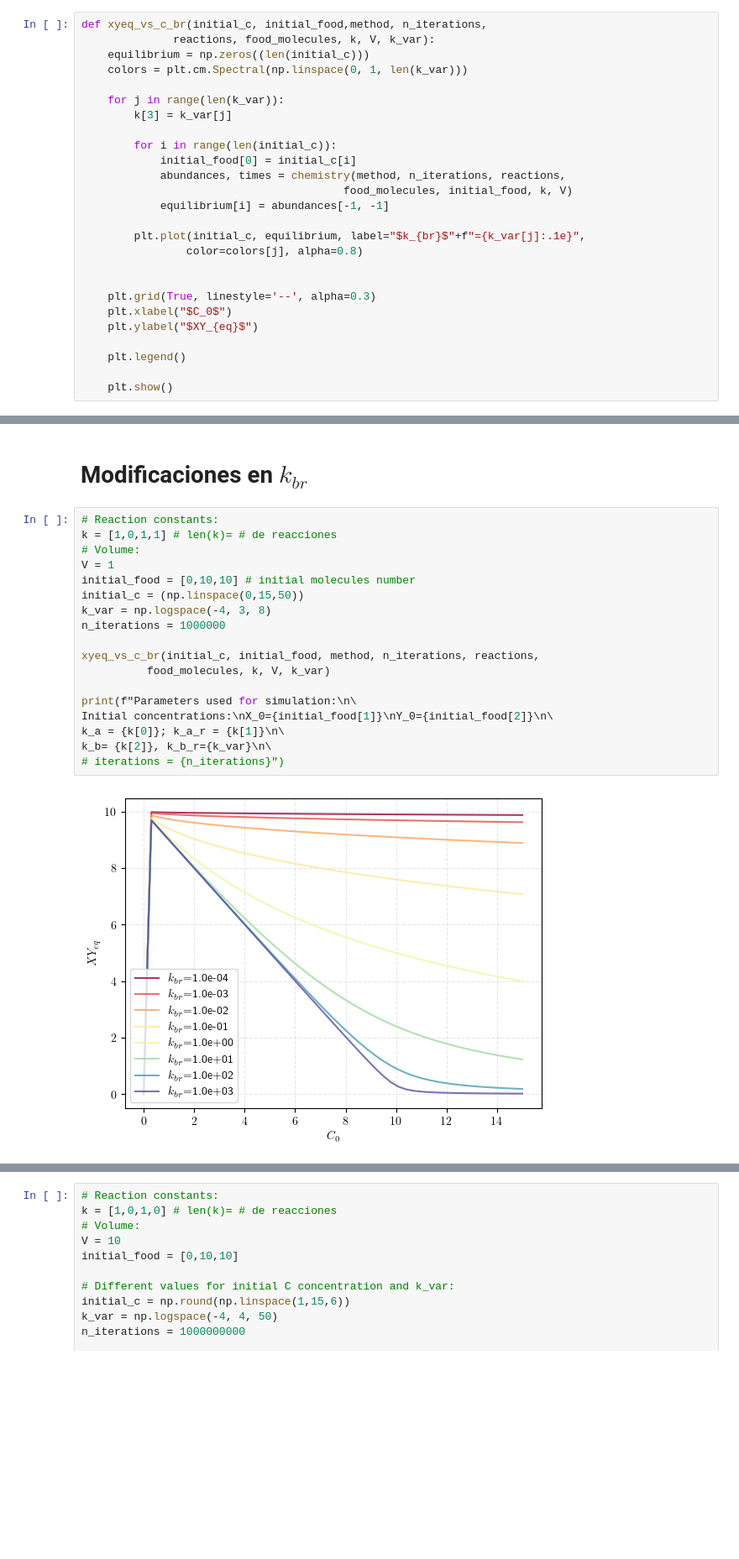
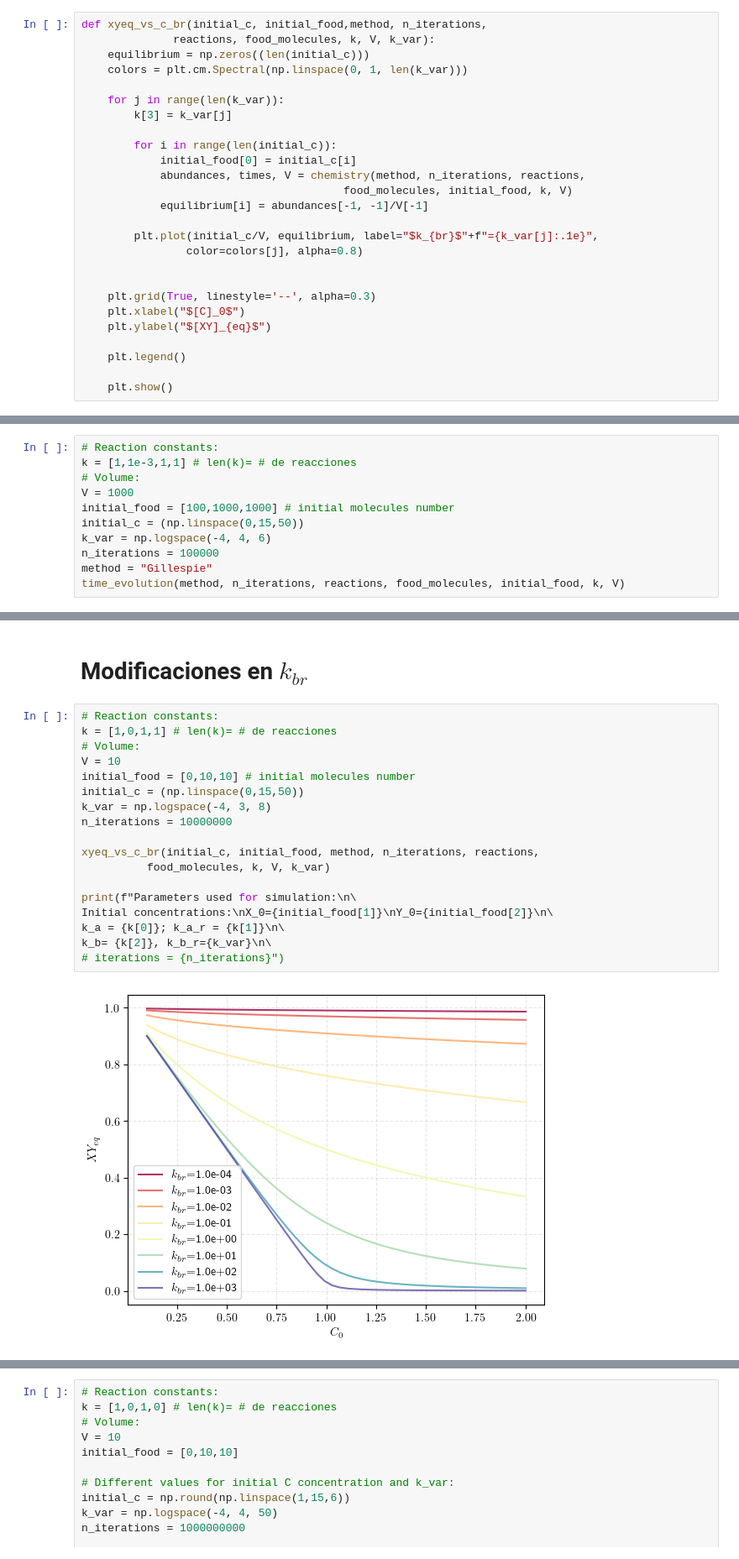
Before and after one commit to CAB-GCA/catalytic_world, a Jupyter notebook: graphs.ipynb, the cells around one changed output, grey strips where cells are left out. Shown: that part at 84% size. Cells and saved outputs as stored; diff of their text form; blank space fills up the shorter version.

Commit message:
corrección volumen

```diff
--- a/graphs.ipynb
+++ b/graphs.ipynb
@@ -39,17 +41,17 @@ def xyeq_vs_c_br(initial_c, initial_food,method, n_iterations,
 
         for i in range(len(initial_c)):
             initial_food[0] = initial_c[i]
-            abundances, times = chemistry(method, n_iterations, reactions,
+            abundances, times, V = chemistry(method, n_iterations, reactions,
                                         food_molecules, initial_food, k, V)
-            equilibrium[i] = abundances[-1, -1]
+            equilibrium[i] = abundances[-1, -1]/V[-1]
 
-        plt.plot(initial_c, equilibrium, label="$k_{br}$"+f"={k_var[j]:.1e}",
+        plt.plot(initial_c/V, equilibrium, label="$k_{br}$"+f"={k_var[j]:.1e}",
                 color=colors[j], alpha=0.8)
 
 
     plt.grid(True, linestyle='--', alpha=0.3)
-    plt.xlabel("$C_0$")
-    plt.ylabel("$XY_{eq}$")
+    plt.xlabel("$[C]_0$")
+    plt.ylabel("$[XY]_{eq}$")
 
     plt.legend()
 
@@ -307,3 +333,14 @@ k_a = 1; k_a_r = [1.00000000e-04 3.98107171e-03 1.58489319e-01 6.30957344e+00
  2.51188643e+02 1.00000000e+04]
 k_b= 1, k_b_r=1
 # iterations = 100000000
+# %%
+# Reaction constants:
+k = [1,1e-3,1,1] # len(k)= # de reacciones
+# Volume:
+V = 1000
+initial_food = [100,1000,1000] # initial molecules number
+initial_c = (np.linspace(0,15,50))
+k_var = np.logspace(-4, 4, 6)
+n_iterations = 100000
+method = "Gillespie"
+time_evolution(method, n_iterations, reactions, food_molecules, initial_food, k, V)
@@ -347,22 +397,22 @@ xyeq_vs_k_ar(initial_c, initial_food, method,
 # %%
 # Reaction constants:
 k = [1,0,1,1] # len(k)= # de reacciones
 # Volume:
-V = 1
+V = 10
 initial_food = [0,10,10] # initial molecules number
 initial_c = (np.linspace(0,15,50))
 k_var = np.logspace(-4, 3, 8)
-n_iterations = 1000000
+n_iterations = 10000000
 
 xyeq_vs_c_br(initial_c, initial_food, method, n_iterations, reactions,
           food_molecules, k, V, k_var)
 
 print(f"Parameters used for simulation:\n\
 Initial concentrations:\nX_0={initial_food[1]}\nY_0={initial_food[2]}\n\
 k_a = {k[0]}; k_a_r = {k[1]}\n\
 k_b= {k[2]}, k_b_r={k_var}\n\
 # iterations = {n_iterations}")
 # %% [output]
-[figure, old version]
+[figure, new version]
 Parameters used for simulation:
 Initial concentrations:
```
Also changed, not shown: parts of 18 cells of this notebook, 2 other files.
